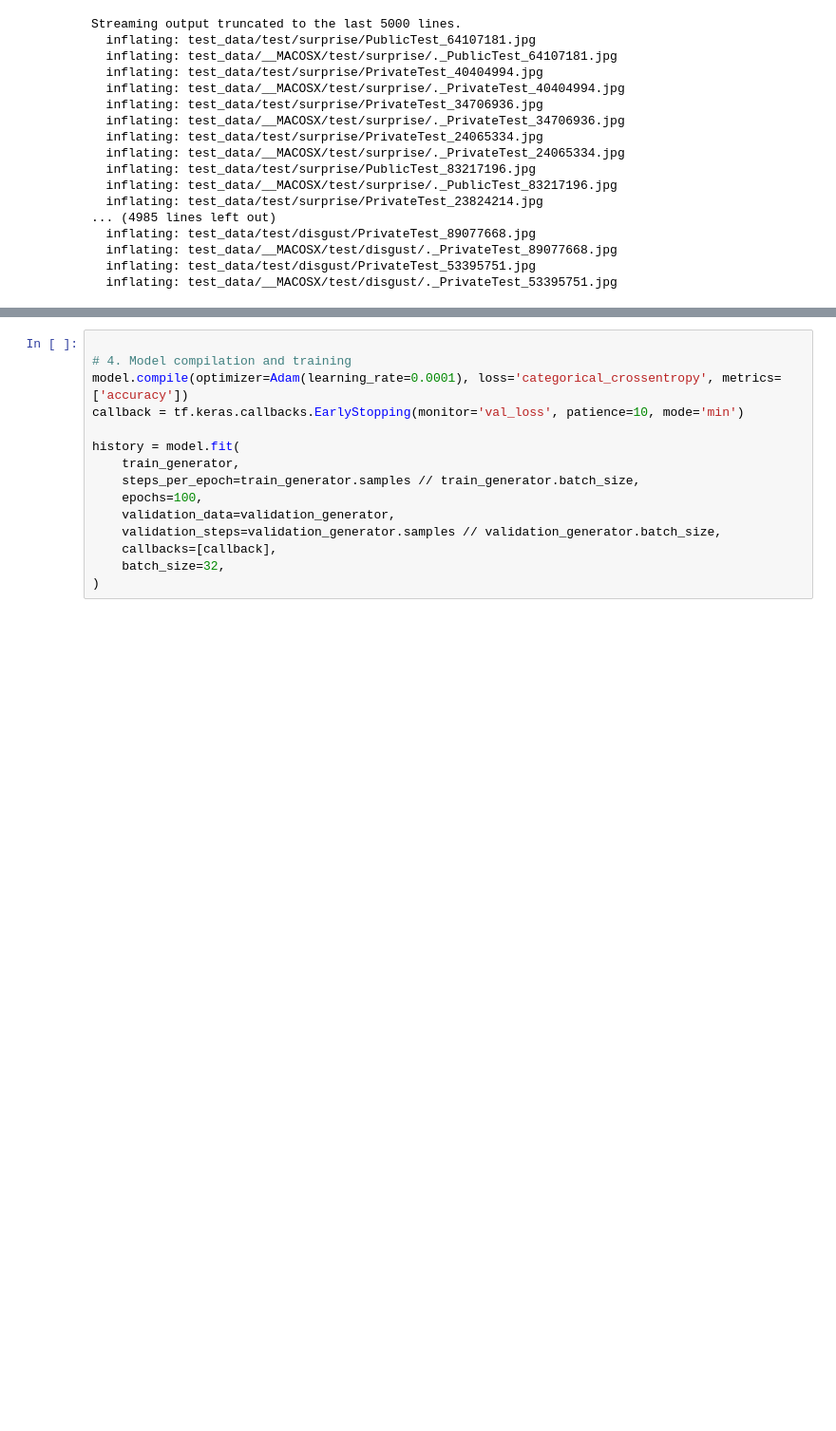
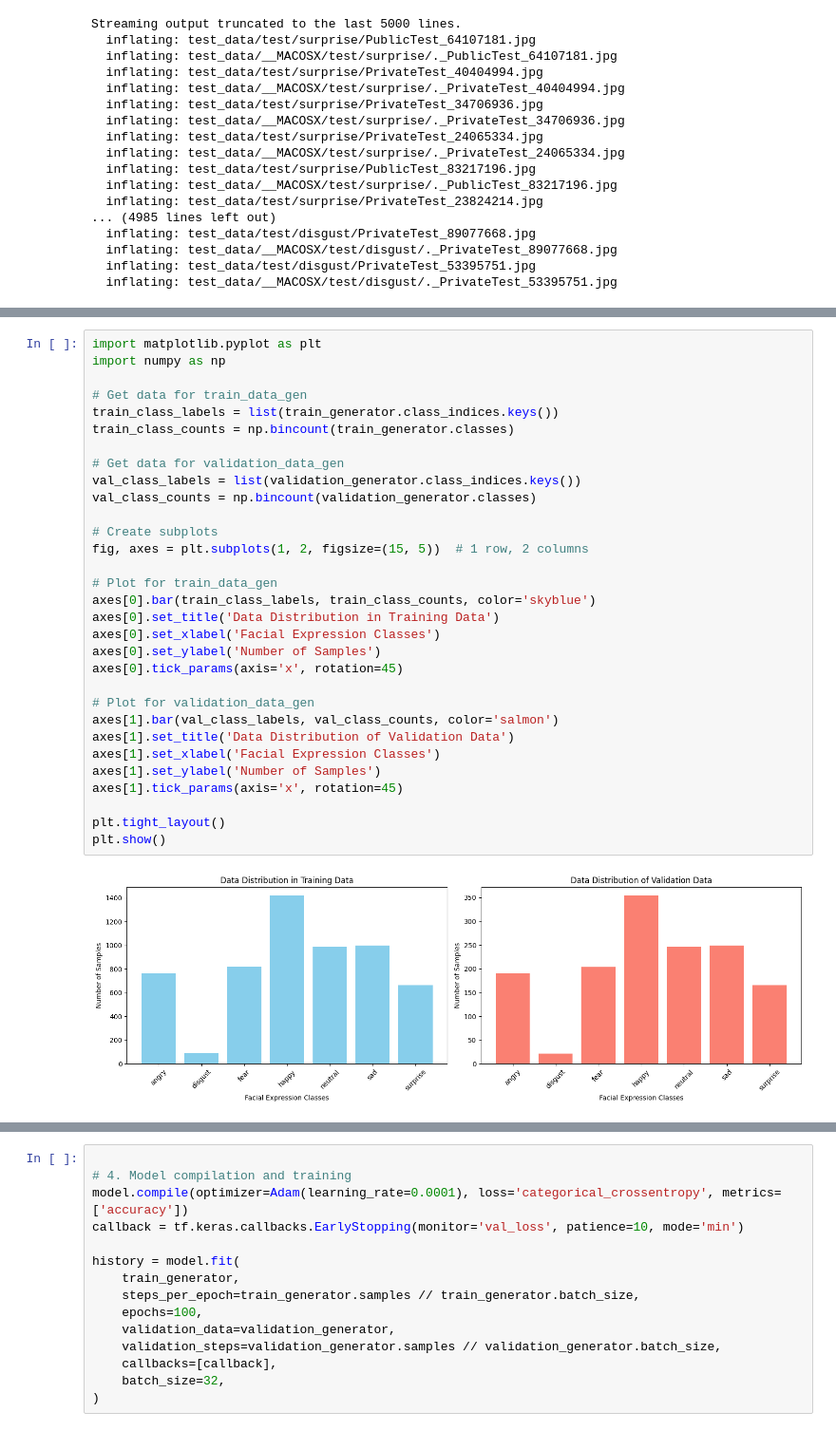
Before and after one commit to shoboske/facial-emotion-classification-project, a Jupyter notebook: main.ipynb, the cells around one changed output, grey strips where cells are left out. Shown: that part at 95% size. Drawn from its saved outputs; the diff is of its cells as text; blank space fills up the shorter version.

```diff
--- a/main.ipynb
+++ b/main.ipynb
@@ -65,3 +97,36 @@ Found 1432 images belonging to 7 classes.
+# %%
+import matplotlib.pyplot as plt
+import numpy as np
+
+# Get data for train_data_gen
+train_class_labels = list(train_generator.class_indices.keys())
+train_class_counts = np.bincount(train_generator.classes)
+
+# Get data for validation_data_gen
+val_class_labels = list(validation_generator.class_indices.keys())
+val_class_counts = np.bincount(validation_generator.classes)
+
+# Create subplots
+fig, axes = plt.subplots(1, 2, figsize=(15, 5))  # 1 row, 2 columns
+
+# Plot for train_data_gen
+axes[0].bar(train_class_labels, train_class_counts, color='skyblue')
+axes[0].set_title('Data Distribution in Training Data')
+axes[0].set_xlabel('Facial Expression Classes')
+axes[0].set_ylabel('Number of Samples')
+axes[0].tick_params(axis='x', rotation=45)
+
+# Plot for validation_data_gen
+axes[1].bar(val_class_labels, val_class_counts, color='salmon')
+axes[1].set_title('Data Distribution of Validation Data')
+axes[1].set_xlabel('Facial Expression Classes')
+axes[1].set_ylabel('Number of Samples')
+axes[1].tick_params(axis='x', rotation=45)
+
+plt.tight_layout()
+plt.show()
+# %% [output]
+[figure, added]
 # %%
 
 # 3. Model building (using InceptionV3 as a base)
```
Also changed, not shown: parts of 3 cells of this notebook.
